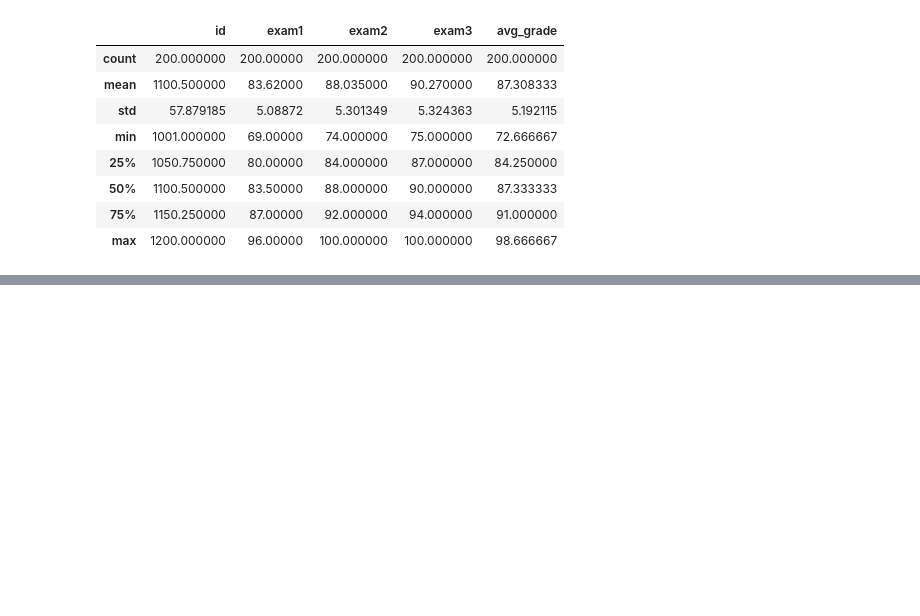
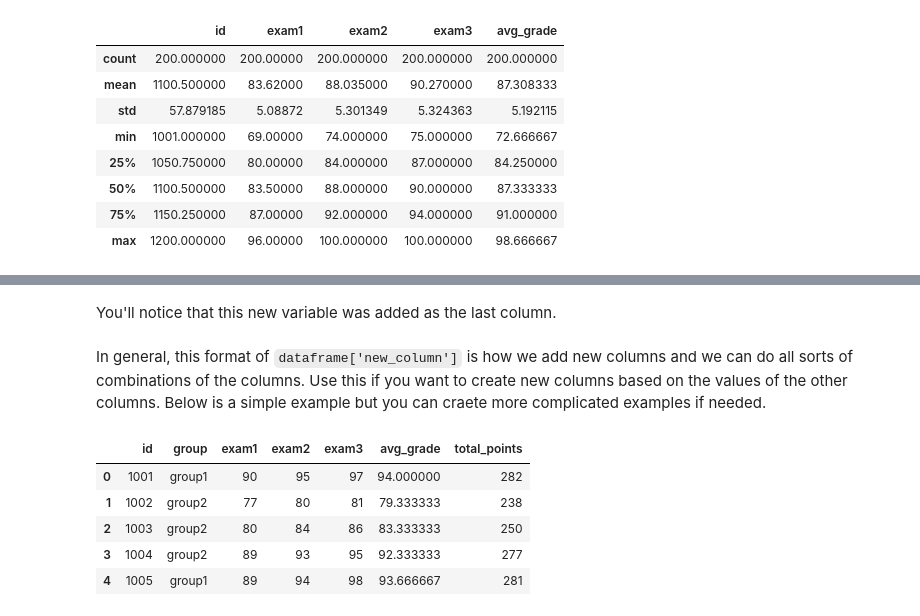
Before and after one commit to gphaser/Python-Intro, a Jupyter notebook: Exam data.ipynb, the cells around one changed output, grey strips where cells are left out. Cells and saved outputs as stored; diff of their text form; code cells hidden in the pictures; blank space fills up the shorter version.

```diff
--- a/Exam data.ipynb
+++ b/Exam data.ipynb
@@ -133,0 +230,14 @@ exam_data['avg_grade'] = exam_data[['exam1', 'exam2', 'exam3']].mean(axis=1)
+# %% [markdown]
+You'll notice that this new variable was added as the last column.
+# %% [markdown]
+In general, this format of `dataframe['new_column']` is how we add new columns and we can do all sorts of combinations of the columns. Use this if you want to create new columns based on the values of the other columns. Below is a simple example but you can craete more complicated examples if needed.
+# %%
+exam_data['total_points'] = exam_data['exam1'] + exam_data['exam2'] + exam_data['exam3']
+exam_data.head()
+# %% [output]
+|  | id | group | exam1 | exam2 | exam3 | avg_grade | total_points |
+| 0 | 1001 | group1 | 90 | 95 | 97 | 94.000000 | 282 |
+| 1 | 1002 | group2 | 77 | 80 | 81 | 79.333333 | 238 |
+| 2 | 1003 | group2 | 80 | 84 | 86 | 83.333333 | 250 |
+| 3 | 1004 | group2 | 89 | 93 | 95 | 92.333333 | 277 |
+| 4 | 1005 | group1 | 89 | 94 | 98 | 93.666667 | 281 |
```
Also changed, not shown: parts of 33 cells of this notebook, 1 other file.
